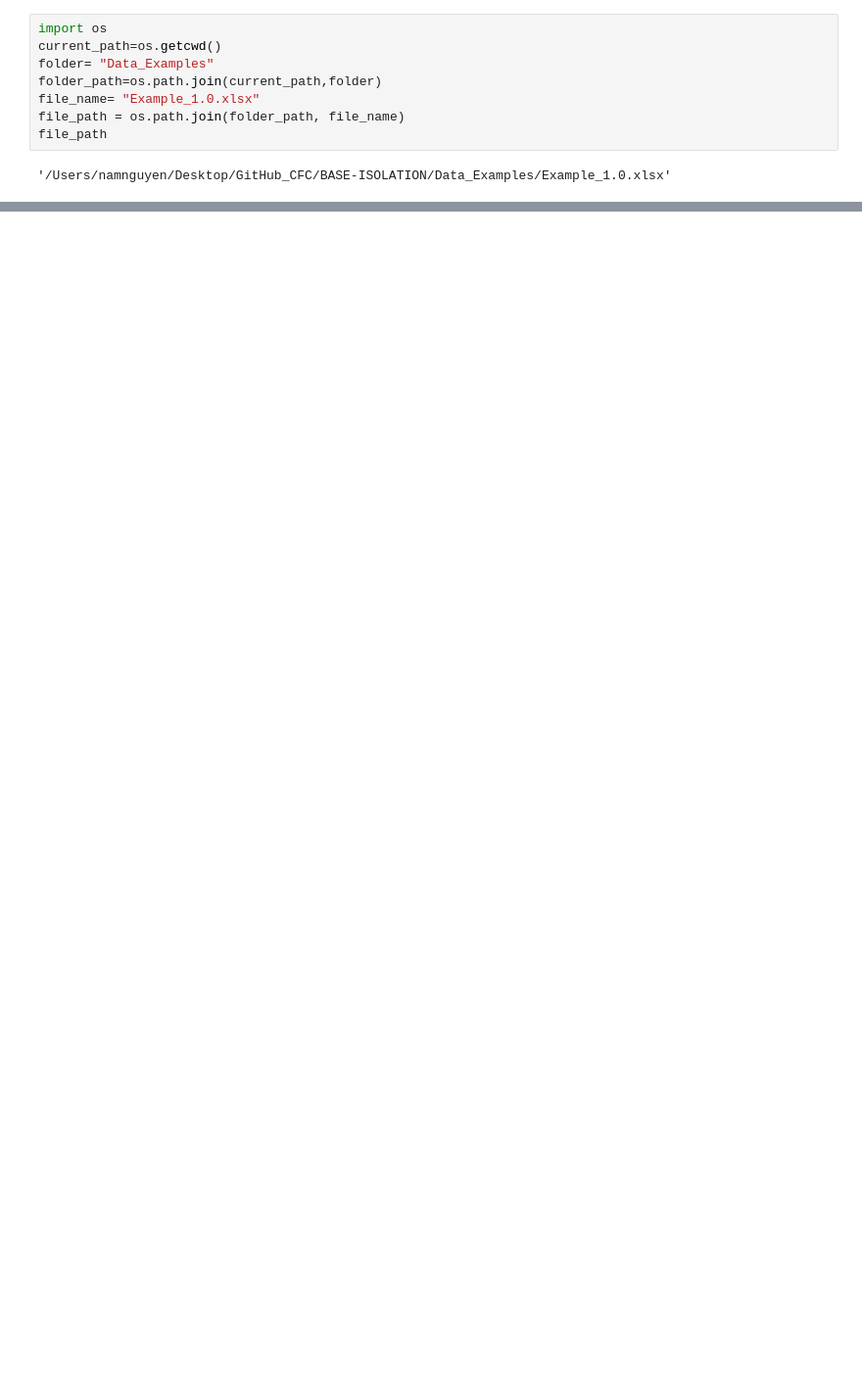
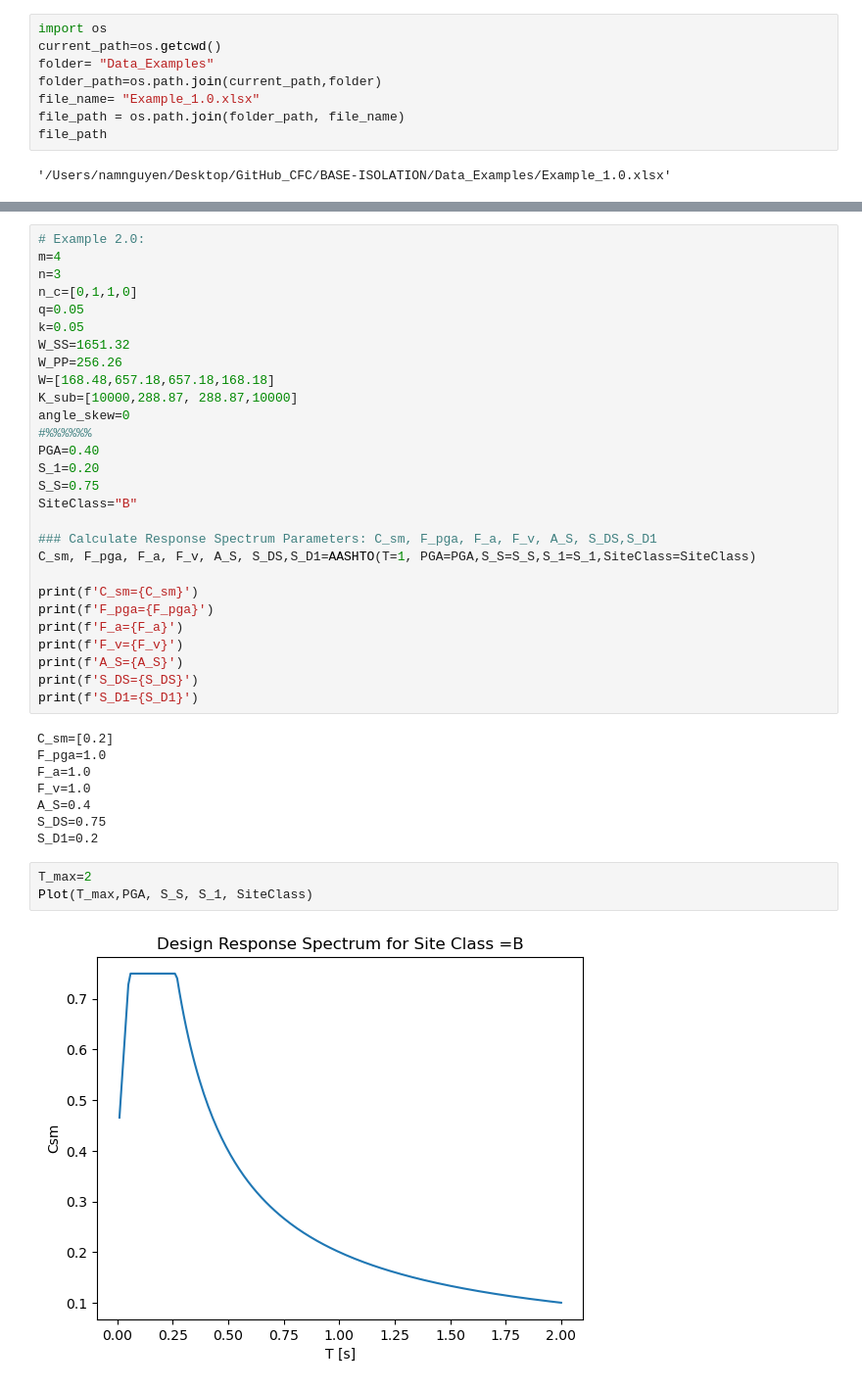
Before and after one commit to CFCSL/BASE-ISOLATION, a Jupyter notebook: test.ipynb, the cells around one changed output, grey strips where cells are left out. Shown at 98% size. Saved outputs shown, nothing was run; the diff lists cells and outputs as text; blank space fills up the shorter version.

```diff
--- a/test.ipynb
+++ b/test.ipynb
@@ -333,0 +483,41 @@ concatenated_df.to_excel(file_path, index=True)
+# %%
+# Example 2.0:
+m=4
+n=3
+n_c=[0,1,1,0]
+q=0.05
+k=0.05
+W_SS=1651.32
+W_PP=256.26
+W=[168.48,657.18,657.18,168.18]
+K_sub=[10000,288.87, 288.87,10000]
+angle_skew=0
+#%%%%%%
+PGA=0.40
+S_1=0.20
+S_S=0.75
+SiteClass="B"
+
+### Calculate Response Spectrum Parameters: C_sm, F_pga, F_a, F_v, A_S, S_DS,S_D1
+C_sm, F_pga, F_a, F_v, A_S, S_DS,S_D1=AASHTO(T=1, PGA=PGA,S_S=S_S,S_1=S_1,SiteClass=SiteClass)
+
+print(f'C_sm={C_sm}')
+print(f'F_pga={F_pga}')
+print(f'F_a={F_a}')
+print(f'F_v={F_v}')
+print(f'A_S={A_S}')
+print(f'S_DS={S_DS}')
+print(f'S_D1={S_D1}')
+# %% [output]
+C_sm=[0.2]
+F_pga=1.0
+F_a=1.0
+F_v=1.0
+A_S=0.4
+S_DS=0.75
+S_D1=0.2
+# %%
+T_max=2
+Plot(T_max,PGA, S_S, S_1, SiteClass)
+# %% [output]
+[figure, added]
```
Also changed, not shown: parts of 23 cells of this notebook, 6 other files.
